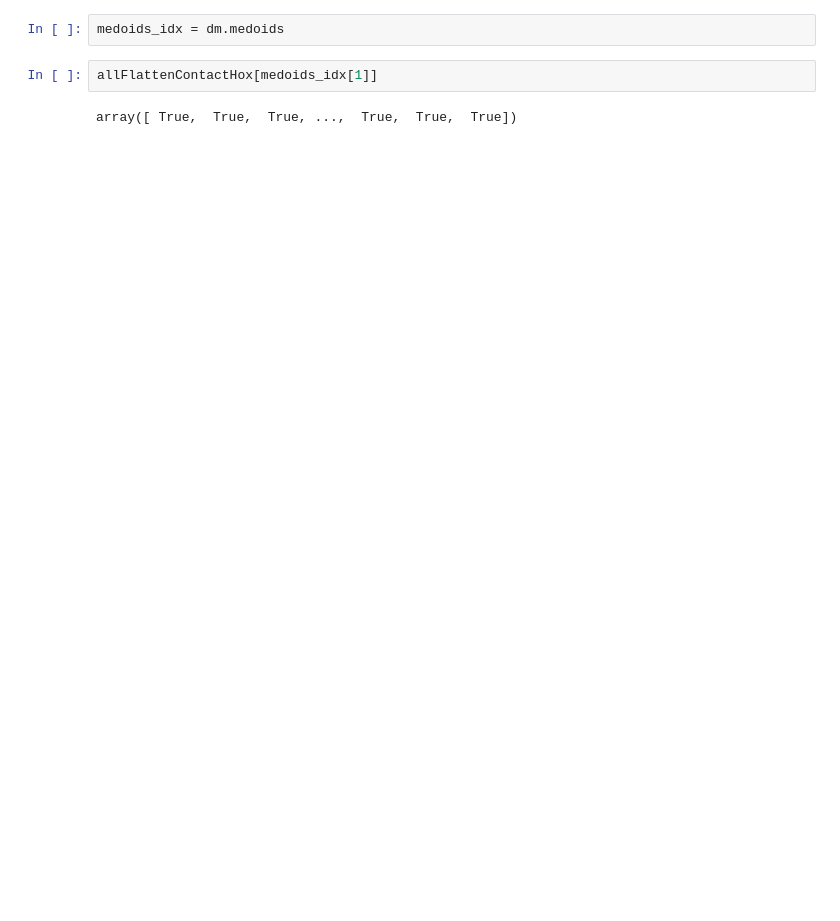
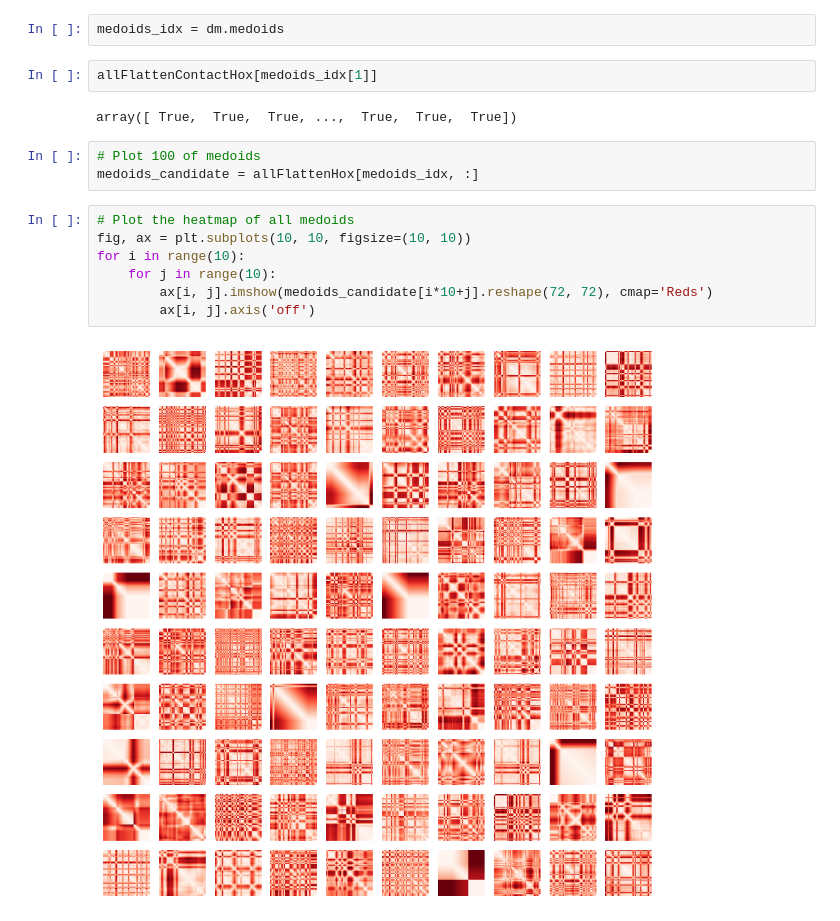
Before and after one commit to tee-udon/chromatin-ensemble-refinement, a Jupyter notebook: 20241003_VQ_Tonia.ipynb, the cells around one changed output. Drawn from its saved outputs; the diff is of its cells as text; blank space fills up the shorter version.

```diff
--- a/20241003_VQ_Tonia.ipynb
+++ b/20241003_VQ_Tonia.ipynb
@@ -135,3 +155,15 @@ medoids_idx = dm.medoids
 allFlattenContactHox[medoids_idx[1]]
 # %% [output]
 array([ True,  True,  True, ...,  True,  True,  True])
+# %%
+# Plot 100 of medoids
+medoids_candidate = allFlattenHox[medoids_idx, :]
+# %%
+# Plot the heatmap of all medoids
+fig, ax = plt.subplots(10, 10, figsize=(10, 10))
+for i in range(10):
+    for j in range(10):
+        ax[i, j].imshow(medoids_candidate[i*10+j].reshape(72, 72), cmap='Reds')
+        ax[i, j].axis('off')
+# %% [output]
+[figure, added]
```
Also changed, not shown: parts of 22 cells of this notebook, 1 other file.
